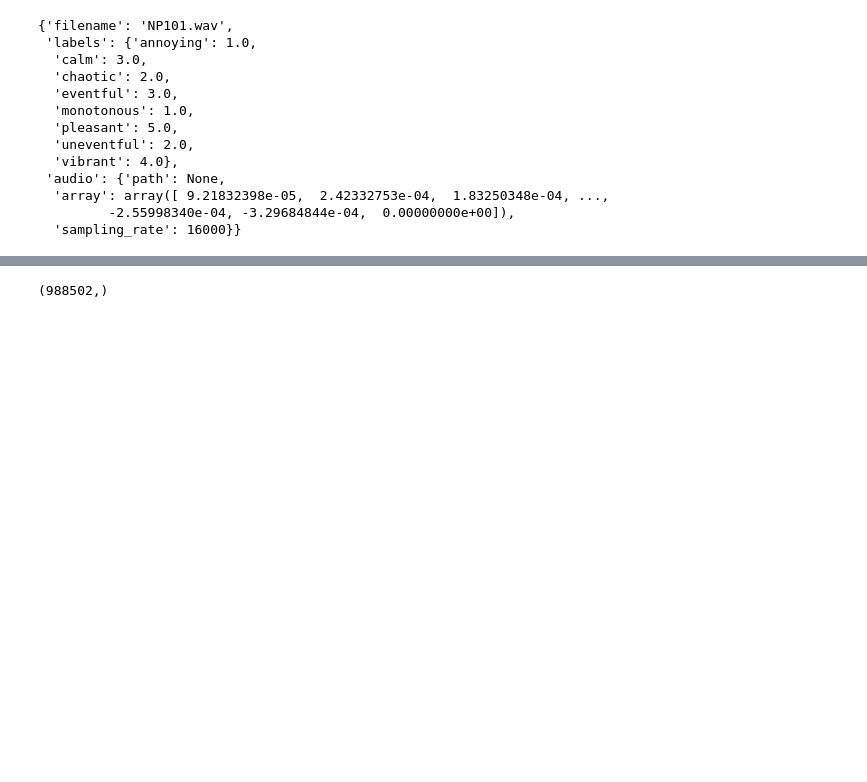
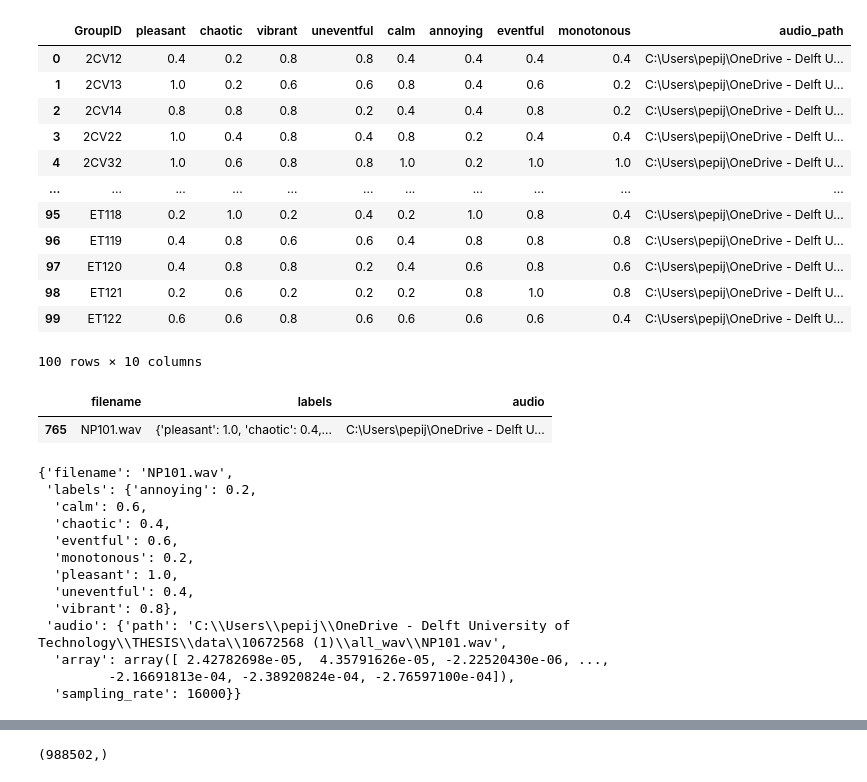
Before and after one commit to pherfkens/Thesis, a Jupyter notebook: ast_fine_tuning.ipynb, the cells around one changed output, grey strips where cells are left out. Cells and saved outputs as stored; diff of their text form; code cells hidden in the pictures; blank space fills up the shorter version.

```diff
--- a/ast_fine_tuning.ipynb
+++ b/ast_fine_tuning.ipynb
@@ -46,23 +56,29 @@ from datasets import Audio, ClassLabel
 from transformers import ASTFeatureExtractor
 # %%
+# def load_audio(row):
+#     waveform, sr = torchaudio.load(row['audio_path'])
+#     return {
+#         'filename': f"{row['GroupID']}.wav",
+#         'labels': {k: row[k] for k in ['pleasant', 'chaotic', 'vibrant', 'uneventful', 'calm', 'annoying', 'eventful', 'monotonous']},
+#         # 'labels': [
+#         #     row['pleasant'], row['chaotic'], row['vibrant'], row['uneventful'],
+#         #     row['calm'], row['annoying'], row['eventful'], row['monotonous']
+#         # ],
+#         'audio': {
+#             'path': row['audio_path'],
+#             'array': waveform.squeeze().numpy().reshape(-1),
+#             'sampling_rate': sr
+#         }
+#     }
 def load_audio(row):
-    waveform, sr = torchaudio.load(row['audio_path'])
-    return {
-        'filename': f"{row['GroupID']}.wav",
-        'labels': {k: row[k] for k in ['pleasant', 'chaotic', 'vibrant', 'uneventful', 'calm', 'annoying', 'eventful', 'monotonous']},
-        # 'labels': [
-        #     row['pleasant'], row['chaotic'], row['vibrant'], row['uneventful'],
-        #     row['calm'], row['annoying'], row['eventful'], row['monotonous']
-        # ],
-        'audio': {
-            'path': row['audio_path'],
-            'array': waveform.squeeze().numpy().reshape(-1),
-            'sampling_rate': sr
+        return {
+            'filename': f"{row['GroupID']}.wav",
+            'labels': {k: row[k] for k in ['pleasant', 'chaotic', 'vibrant', 'uneventful', 'calm', 'annoying', 'eventful', 'monotonous']},
+            'audio': row['audio_path']  # just the path, no loading
         }
-    }
 
 # Step 1: Apply transformation to entire DataFrame
-records = metadata.apply(load_audio, axis=1)
+# records = metadata.apply(load_audio, axis=1)
 
 # Step 2: Apply to rows and collect results as list of dicts
 records = [load_audio(row) for _, row in metadata.iterrows()]
@@ -71,21 +87,42 @@ records = [load_audio(row) for _, row in metadata.iterrows()]
 new_df = pd.DataFrame(records)
 # %%
 dataset = Dataset.from_pandas(new_df)
+# %%
+new_df
+# %% [output]
+|  | GroupID | pleasant | chaotic | vibrant | uneventful | calm | annoying | eventful | monotonous | audio_path |
+| 0 | 2CV12 | 0.4 | 0.2 | 0.8 | 0.8 | 0.4 | 0.4 | 0.4 | 0.4 | C:\Users\pepij\OneDrive - Delft U... |
+| 1 | 2CV13 | 1.0 | 0.2 | 0.6 | 0.6 | 0.8 | 0.4 | 0.6 | 0.2 | C:\Users\pepij\OneDrive - Delft U... |
+| 2 | 2CV14 | 0.8 | 0.8 | 0.8 | 0.2 | 0.4 | 0.4 | 0.8 | 0.2 | C:\Users\pepij\OneDrive - Delft U... |
+| 3 | 2CV22 | 1.0 | 0.4 | 0.8 | 0.4 | 0.8 | 0.2 | 0.4 | 0.4 | C:\Users\pepij\OneDrive - Delft U... |
+| 4 | 2CV32 | 1.0 | 0.6 | 0.8 | 0.8 | 1.0 | 0.2 | 1.0 | 1.0 | C:\Users\pepij\OneDrive - Delft U... |
+| ... | ... | ... | ... | ... | ... | ... | ... | ... | ... | ... |
+| 95 | ET118 | 0.2 | 1.0 | 0.2 | 0.4 | 0.2 | 1.0 | 0.8 | 0.4 | C:\Users\pepij\OneDrive - Delft U... |
+| 96 | ET119 | 0.4 | 0.8 | 0.6 | 0.6 | 0.4 | 0.8 | 0.8 | 0.8 | C:\Users\pepij\OneDrive - Delft U... |
+| 97 | ET120 | 0.4 | 0.8 | 0.8 | 0.2 | 0.4 | 0.6 | 0.8 | 0.6 | C:\Users\pepij\OneDrive - Delft U... |
+| 98 | ET121 | 0.2 | 0.6 | 0.2 | 0.2 | 0.2 | 0.8 | 1.0 | 0.8 | C:\Users\pepij\OneDrive - Delft U... |
+| 99 | ET122 | 0.6 | 0.6 | 0.8 | 0.6 | 0.6 | 0.6 | 0.6 | 0.4 | C:\Users\pepij\OneDrive - Delft U... |
+100 rows × 10 columns
+# %%
+new_df[new_df['filename'] == 'NP101.wav']
+# %% [output]
+|  | filename | labels | audio |
+| 765 | NP101.wav | {'pleasant': 1.0, 'chaotic': 0.4,... | C:\Users\pepij\OneDrive - Delft U... |
 # %%
 dataset = dataset.cast_column("audio", Audio(sampling_rate=16000))
 # %%
-dataset[0]
+dataset[765]
 # %% [output]
 {'filename': 'NP101.wav',
- 'labels': {'annoying': 1.0,
-  'calm': 3.0,
-  'chaotic': 2.0,
-  'eventful': 3.0,
-  'monotonous': 1.0,
-  'pleasant': 5.0,
-  'uneventful': 2.0,
-  'vibrant': 4.0},
- 'audio': {'path': None,
-  'array': array([ 9.21832398e-05,  2.42332753e-04,  1.83250348e-04, ...,
-         -2.55998340e-04, -3.29684844e-04,  0.00000000e+00]),
+ 'labels': {'annoying': 0.2,
+  'calm': 0.6,
+  'chaotic': 0.4,
+  'eventful': 0.6,
+  'monotonous': 0.2,
+  'pleasant': 1.0,
+  'uneventful': 0.4,
+  'vibrant': 0.8},
+ 'audio': {'path': 'C:\\Users\\pepij\\OneDrive - Delft University of Technology\\THESIS\\data\\10672568 (1)\\all_wav\\NP101.wav',
+  'array': array([ 2.42782698e-05,  4.35791626e-05, -2.22520430e-06, ...,
+         -2.16691813e-04, -2.38920824e-04, -2.76597100e-04]),
   'sampling_rate': 16000}}
```
Also changed, not shown: parts of 7 cells of this notebook, 10 other files.
